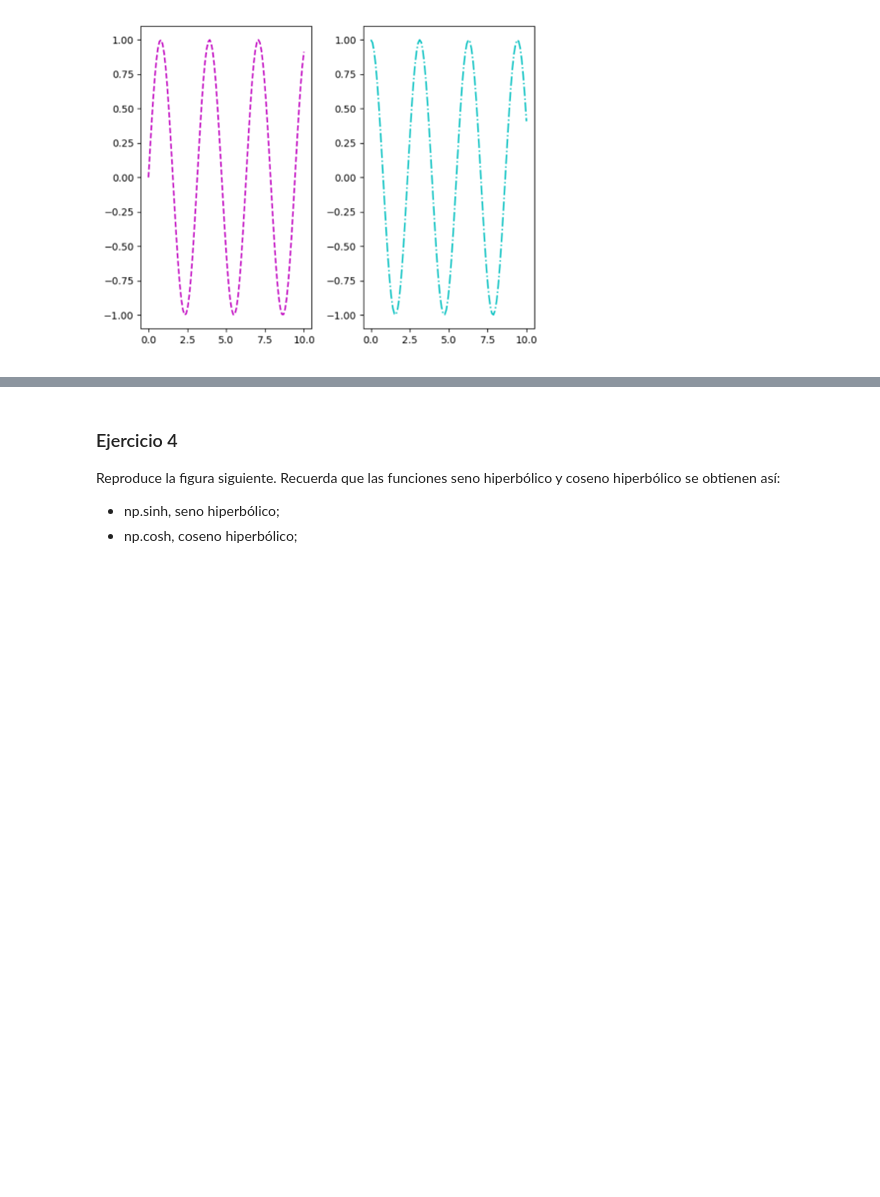
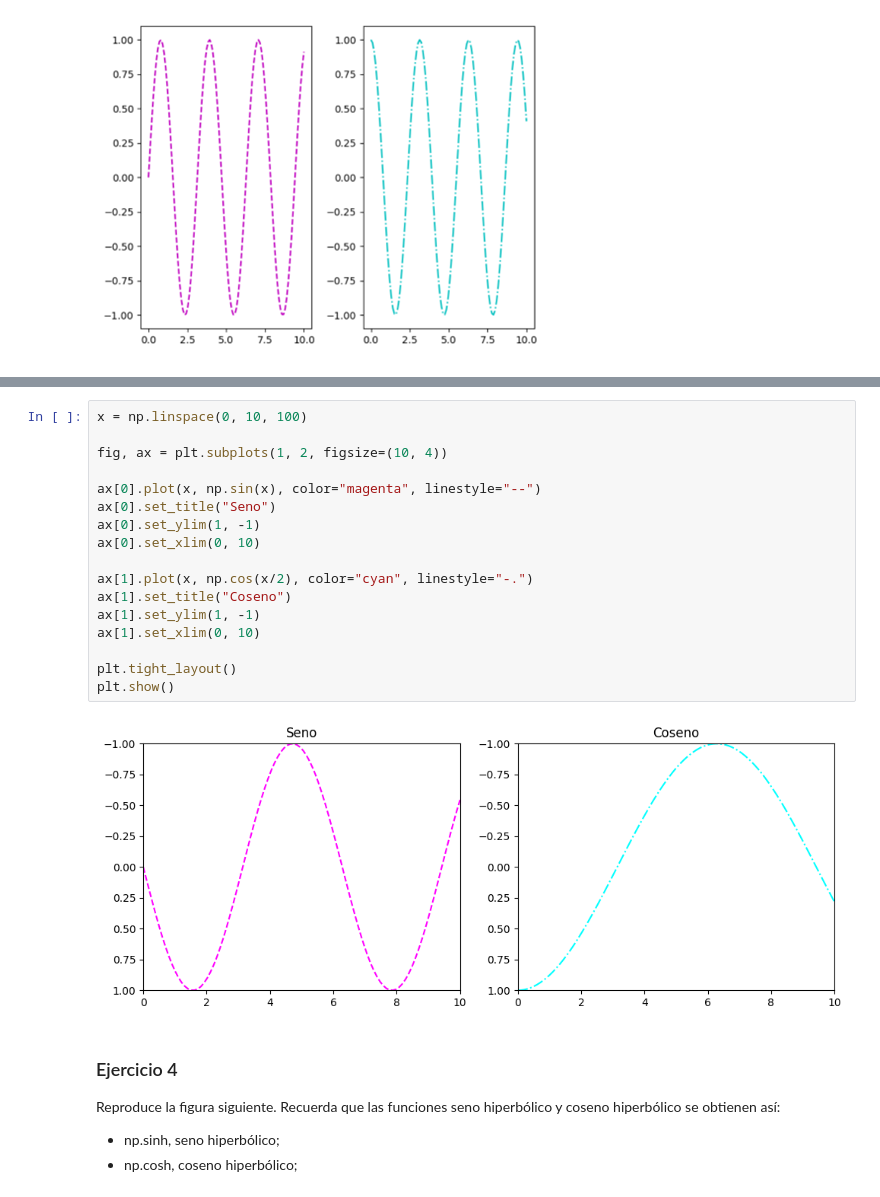
Before and after one commit to MHHsim/DS-Online-Marta-Harana, a Jupyter notebook: 03_Data_Analysis/Sprint_08/Unidad_01_Visualizacion_Basica_Matplotlib/02_Ejercicios_Workout/10_Ejercicios_Basicos.ipynb, the cells around one changed output, grey strips where cells are left out. Saved outputs shown, nothing was run; the diff lists cells and outputs as text; blank space fills up the shorter version.

```diff
--- a/03_Data_Analysis/Sprint_08/Unidad_01_Visualizacion_Basica_Matplotlib/02_Ejercicios_Workout/10_Ejercicios_Basicos.ipynb
+++ b/03_Data_Analysis/Sprint_08/Unidad_01_Visualizacion_Basica_Matplotlib/02_Ejercicios_Workout/10_Ejercicios_Basicos.ipynb
@@ -121,3 +157,22 @@ Modifica la primera figura para que se muestre de la siguiente manera
+# %%
+x = np.linspace(0, 10, 100)
+
+fig, ax = plt.subplots(1, 2, figsize=(10, 4))
+
+ax[0].plot(x, np.sin(x), color="magenta", linestyle="--")
+ax[0].set_title("Seno")
+ax[0].set_ylim(1, -1)
+ax[0].set_xlim(0, 10)
+
+ax[1].plot(x, np.cos(x/2), color="cyan", linestyle="-.")
+ax[1].set_title("Coseno")
+ax[1].set_ylim(1, -1)
+ax[1].set_xlim(0, 10)
+
+plt.tight_layout()
+plt.show()
+# %% [output]
+[figure, added]
 # %% [markdown]
 ### Ejercicio 4
 
```
Also changed, not shown: parts of 7 cells of this notebook, 1 other file.
